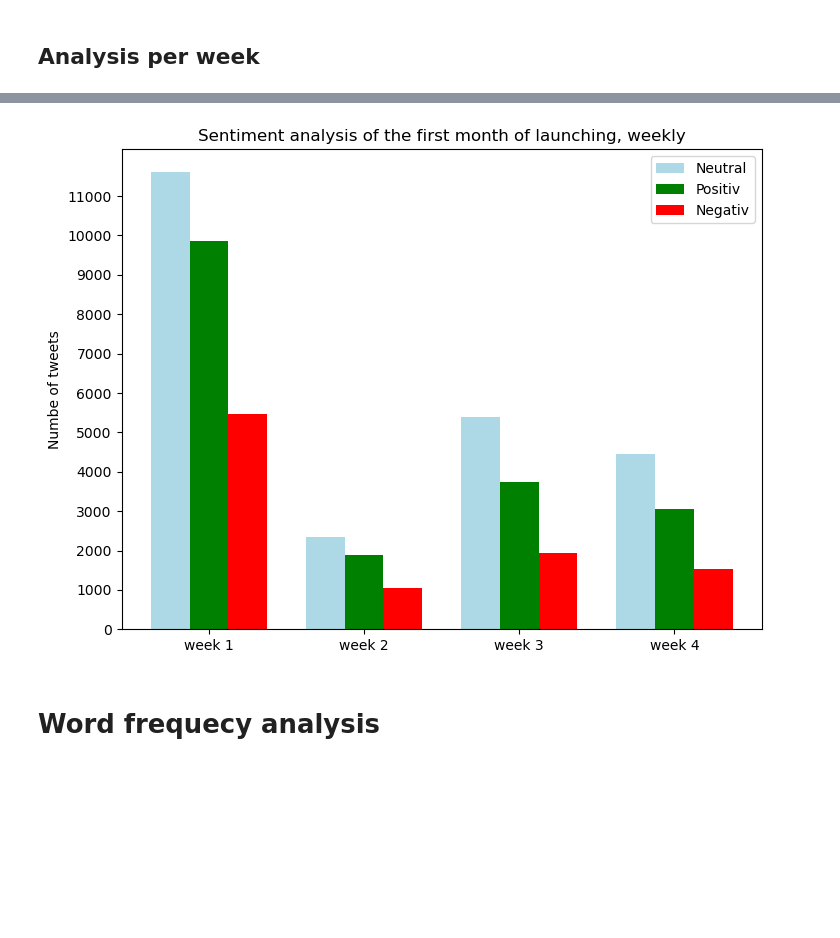
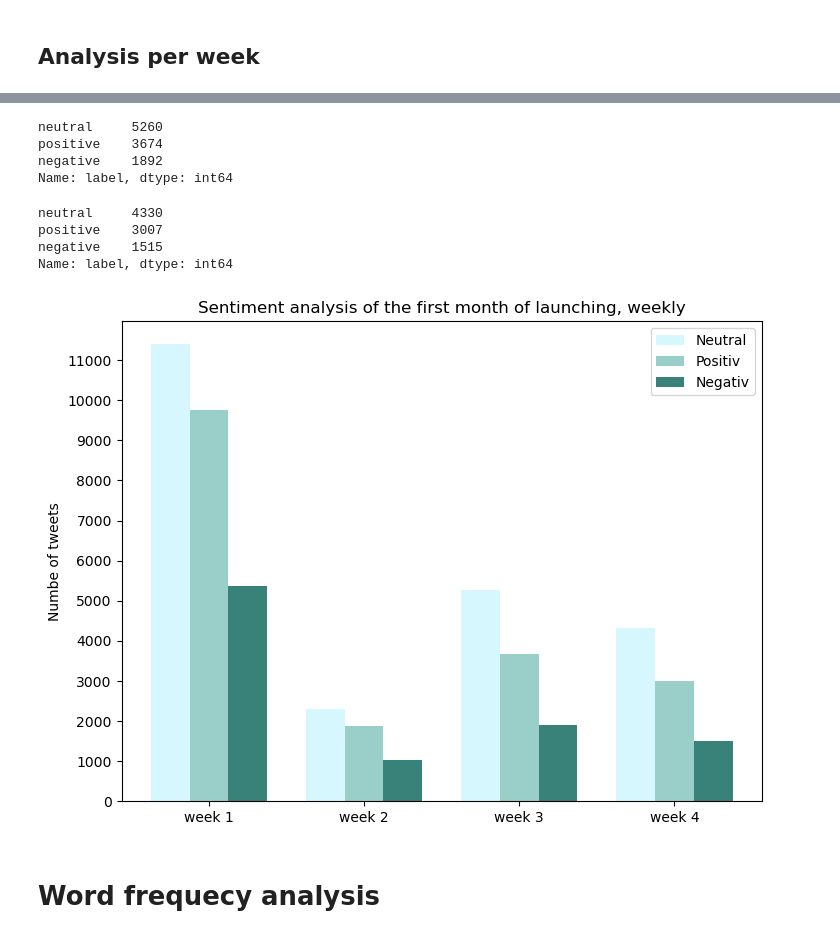
Before and after one commit to Ajkunas/computational-social-media, a Jupyter notebook: first_month_analysis.ipynb, the cells around one changed output, grey strips where cells are left out. Drawn from its saved outputs; the diff is of its cells as text; code cells hidden in the pictures; blank space fills up the shorter version.

```diff
--- a/first_month_analysis.ipynb
+++ b/first_month_analysis.ipynb
@@ -161,25 +174,39 @@ negative    1059
 Name: label, dtype: int64
+# %%
+week3.label.value_counts()
+# %% [output]
+neutral     5260
+positive    3674
+negative    1892
+Name: label, dtype: int64
+# %%
+week4.label.value_counts()
+# %% [output]
+neutral     4330
+positive    3007
+negative    1515
+Name: label, dtype: int64
 # %%
 import numpy as np
 import matplotlib.pyplot as plt
 
-data = [[11609, 2346, 5397, 4453  ], #neutral
-[9858, 1894, 3737, 3062], #positiv
-[5456, 1059, 1933,1533]] #negativ
+data = [[11400, 2308, 5260, 4330  ], #neutral
+[9763, 1866, 3674, 3007], #positiv
+[5367, 1040, 1892,1515]] #negativ
 X = np.arange(4)
 fig = plt.figure()
 ax = fig.add_axes([0,0,1,1])
-ax.bar(X - 0.25, data[0], color = 'lightblue', width = 0.25)
-ax.bar(X , data[1], color = 'green', width = 0.25)
-ax.bar(X + 0.25, data[2], color = 'red', width = 0.25)
+ax.bar(X - 0.25, data[0], color = '#d7f7ff', width = 0.25)
+ax.bar(X , data[1], color = '#9acfc9', width = 0.25)
+ax.bar(X + 0.25, data[2], color = '#39827a', width = 0.25)
 ax.set_ylabel('Numbe of tweets')
 ax.set_title('Sentiment analysis of the first month of launching, weekly')
 ax.set_xticks(X, ('week 1', 'week 2', 'week 3', 'week 4'))
 ax.set_yticks(np.arange(0, 11609, 1000))
 ax.legend(labels=['Neutral', 'Positiv', 'Negativ'])
 plt.show()
 # %% [output]
-[figure, old version]
+[figure, new version]
 # %% [markdown]
 # Word frequecy analysis
 # %%
```
Also changed, not shown: parts of 29 cells of this notebook, 7 other files.
